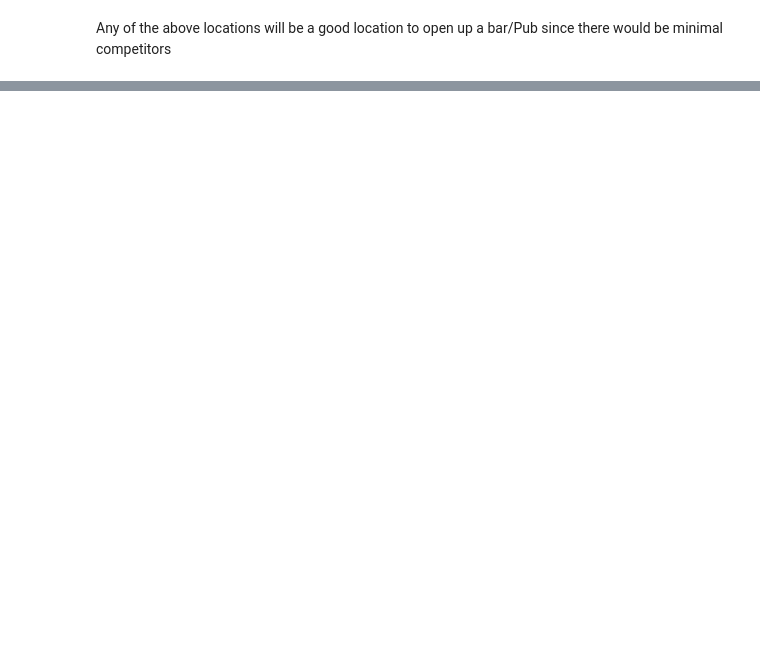
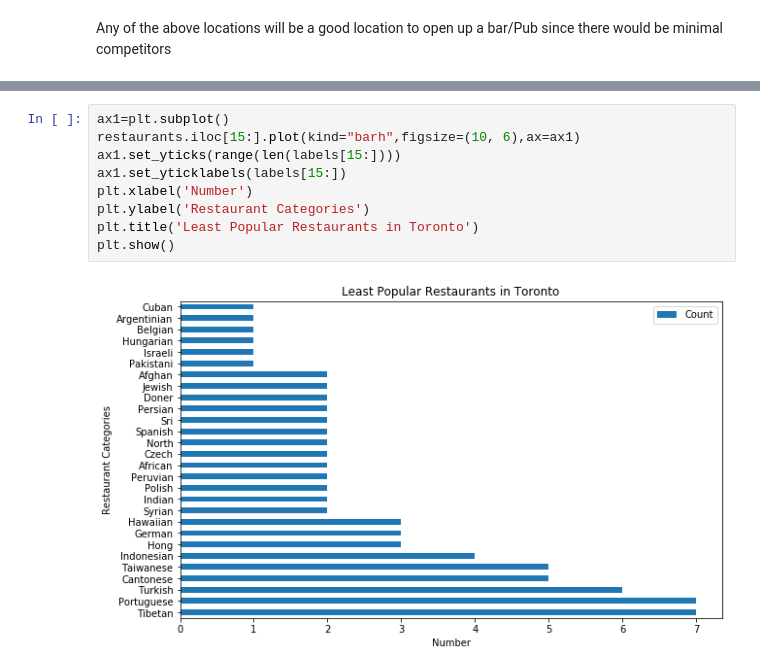
Before and after one commit to sha71000/Clustering-analysis-and-visualisation, a Jupyter notebook: Business Decisions.ipynb, the cells around one changed output, grey strips where cells are left out. Drawn from its saved outputs; the diff is of its cells as text; blank space fills up the shorter version.

```diff
--- a/Business Decisions.ipynb
+++ b/Business Decisions.ipynb
@@ -84,0 +233,11 @@ Any of the above locations will be a good location to open up a bar/Pub since th
+# %%
+ax1=plt.subplot()
+restaurants.iloc[15:].plot(kind="barh",figsize=(10, 6),ax=ax1)
+ax1.set_yticks(range(len(labels[15:])))
+ax1.set_yticklabels(labels[15:])
+plt.xlabel('Number')
+plt.ylabel('Restaurant Categories')
+plt.title('Least Popular Restaurants in Toronto')
+plt.show()
+# %% [output]
+[figure, added]
```
Also changed, not shown: parts of 20 cells of this notebook, 3 other files.
